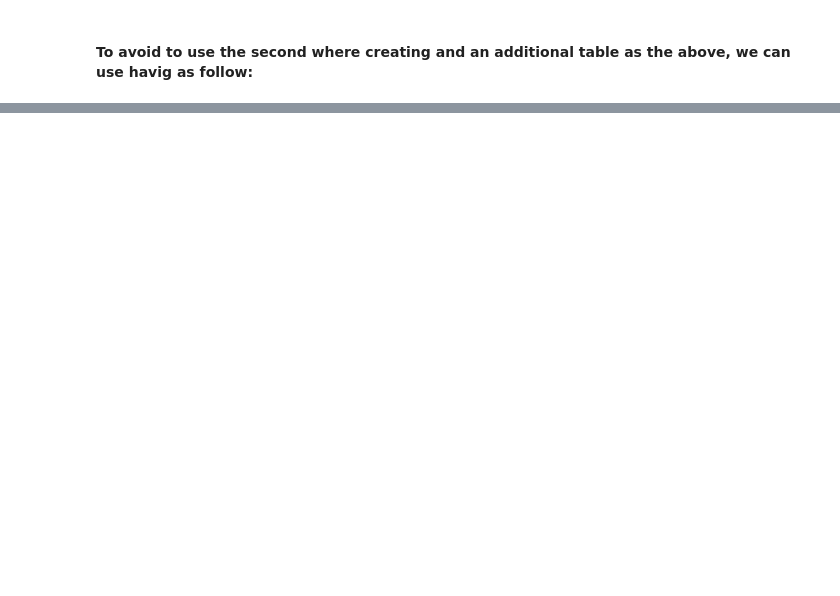
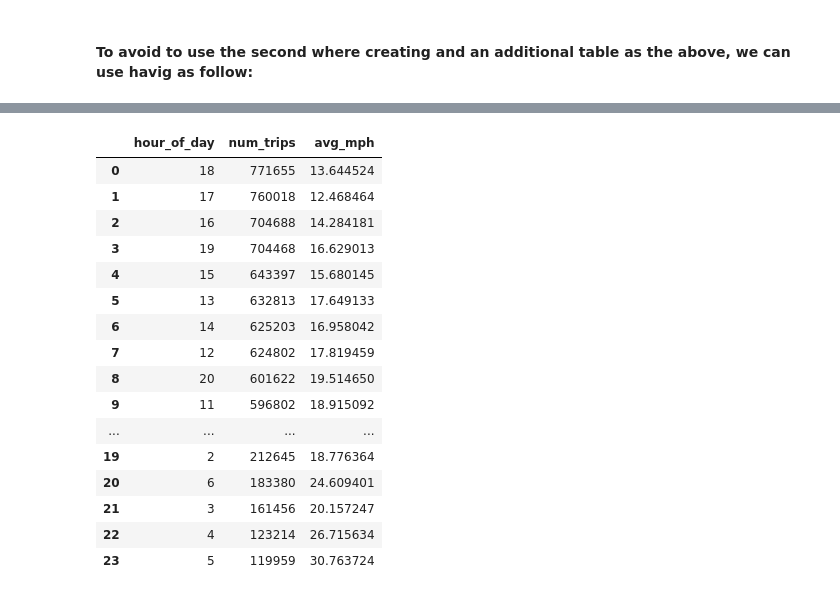
Before and after one commit to jroccal/databases, a Jupyter notebook: bigquery-sql-queries-i.ipynb, the cells around one changed output, grey strips where cells are left out. Cells and saved outputs as stored; diff of their text form; code cells hidden in the pictures; blank space fills up the shorter version.

```diff
--- a/bigquery-sql-queries-i.ipynb
+++ b/bigquery-sql-queries-i.ipynb
@@ -403,0 +480,6 @@ df_result_7
+# %%
+# Create a "Client" object
+client = bigquery.Client()
+dataset_ref, dataset = get_dataset_ref(client, "bigquery-public-data", "chicago_taxi_trips")
+# table_ref, table = get_table_ref(client, dataset_ref, "taxi_trips")
+# df_head_table = client.list_rows(table, max_results=5).to_dataframe()
@@ -403,0 +630,34 @@ df_result_7
+# %%
+query = """
+        with hours_date_table as (
+            SELECT EXTRACT(HOUR FROM trip_start_timestamp) as hour_of_day, trip_miles, trip_seconds
+            FROM `bigquery-public-data.chicago_taxi_trips.taxi_trips`
+            where EXTRACT(DATE FROM trip_start_timestamp) between '2017-01-01' and  '2017-07-01'
+            and trip_seconds>0 and trip_miles>0
+        )
+
+        select hour_of_day, count(1) as num_trips, 3600*SUM(trip_miles)/SUM(trip_seconds) as avg_mph
+        from hours_date_table
+        group by hour_of_day
+        order by num_trips desc
+        """
+df_result = execute_query(client, query)
+df_result
+# %% [output]
+|  | hour_of_day | num_trips | avg_mph |
+| 0 | 18 | 771655 | 13.644524 |
+| 1 | 17 | 760018 | 12.468464 |
+| 2 | 16 | 704688 | 14.284181 |
+| 3 | 19 | 704468 | 16.629013 |
+| 4 | 15 | 643397 | 15.680145 |
+| 5 | 13 | 632813 | 17.649133 |
+| 6 | 14 | 625203 | 16.958042 |
+| 7 | 12 | 624802 | 17.819459 |
+| 8 | 20 | 601622 | 19.514650 |
+| 9 | 11 | 596802 | 18.915092 |
+| ... | ... | ... | ... |
+| 19 | 2 | 212645 | 18.776364 |
+| 20 | 6 | 183380 | 24.609401 |
+| 21 | 3 | 161456 | 20.157247 |
+| 22 | 4 | 123214 | 26.715634 |
+| 23 | 5 | 119959 | 30.763724 |
```
Also changed, not shown: parts of 30 cells of this notebook.
